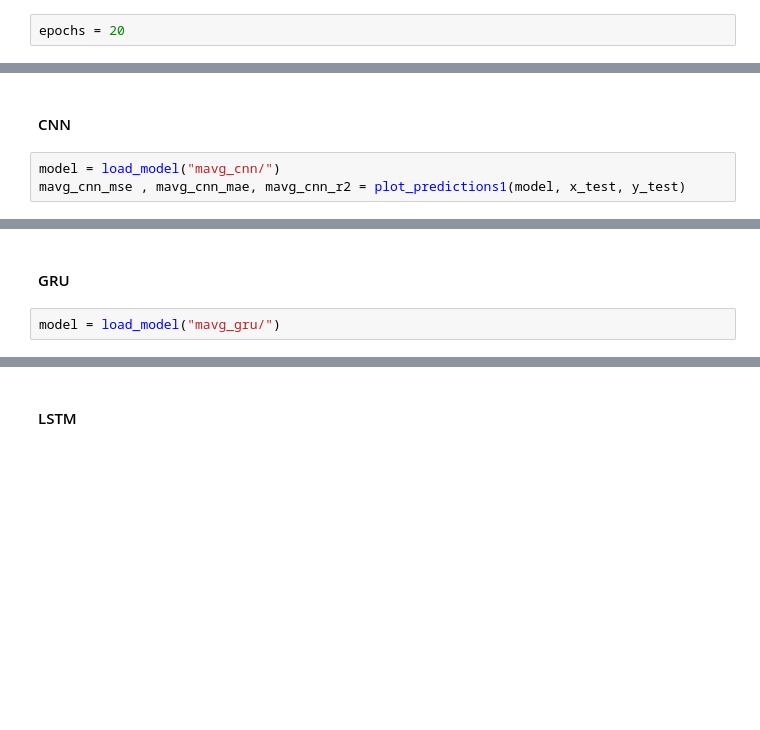
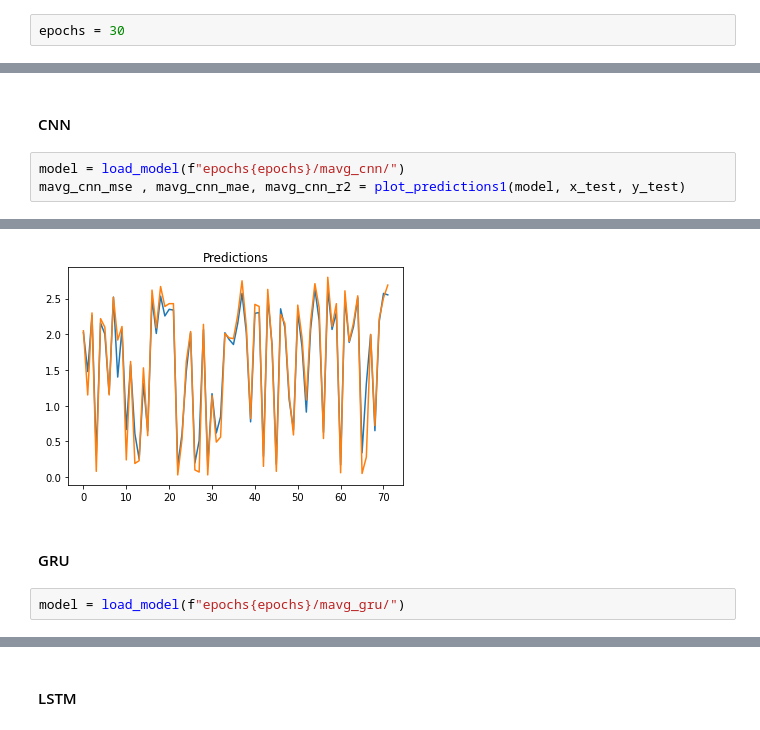
Before and after one commit to rakibhhridoy/Research, a Jupyter notebook: Colab/Turag/Python/DL Lab/Univariate/DOA/ImportModels.ipynb, the cells around one changed output, grey strips where cells are left out. Cells and saved outputs as stored; diff of their text form; blank space fills up the shorter version.

```diff
--- a/Colab/Turag/Python/DL Lab/Univariate/DOA/ImportModels.ipynb
+++ b/Colab/Turag/Python/DL Lab/Univariate/DOA/ImportModels.ipynb
@@ -96,7 +96,7 @@ def load_data_model(epochs):
 # %% [markdown]
 ## Import Data
 # %%
-epochs = 20
+epochs = 30
 # %%
 x_train, y_train, x_test, y_test, x_val, y_val = load_data_model(epochs)
 # %%
@@ -142,5 +152,6 @@ rnn_mse , rnn_mae, rnn_r2 = plot_predictions1(model, x_test, y_test)
 # %% [markdown]
 #### CNN
 # %%
-model = load_model("mavg_cnn/")
+model = load_model(f"epochs{epochs}/mavg_cnn/")
 mavg_cnn_mse , mavg_cnn_mae, mavg_cnn_r2 = plot_predictions1(model, x_test, y_test)
+# %% [output]
@@ -147,6 +159,7 @@ mavg_cnn_mse , mavg_cnn_mae, mavg_cnn_r2 = plot_predictions1(model, x_test, y_te
+[figure, added]
 # %% [markdown]
 #### GRU
 # %%
-model = load_model("mavg_gru/")
+model = load_model(f"epochs{epochs}/mavg_gru/")
 # %%
 mavg_gru_mse , mavg_gru_mae, mavg_gru_r2 = plot_predictions1(model, x_test, y_test)
```
Also changed, not shown: parts of 56 cells of this notebook, 4 other files.
